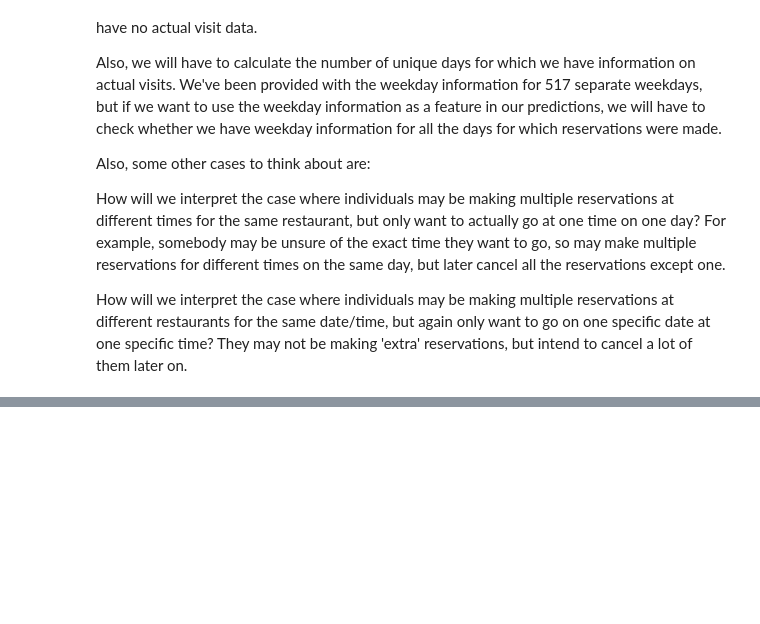
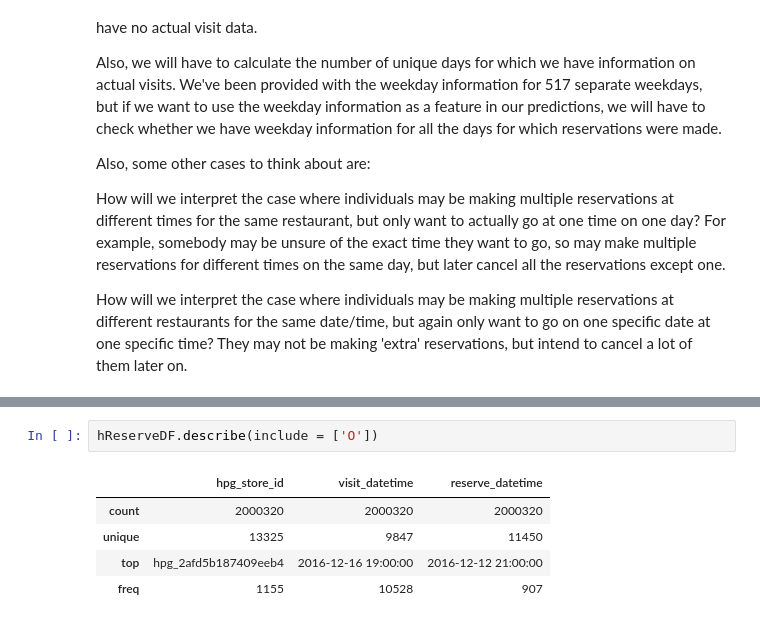
Before and after one commit to jieunyoo/kaggle-recruit-restaurant-predictions, a Jupyter notebook: data-exploration.ipynb, the cells around one changed output, grey strips where cells are left out. Cells and saved outputs as stored; diff of their text form; blank space fills up the shorter version.

```diff
--- a/data-exploration.ipynb
+++ b/data-exploration.ipynb
@@ -238,0 +265,8 @@ How will we interpret the case where individuals may be making multiple reservat
+# %%
+hReserveDF.describe(include = ['O'])
+# %% [output]
+|  | hpg_store_id | visit_datetime | reserve_datetime |
+| count | 2000320 | 2000320 | 2000320 |
+| unique | 13325 | 9847 | 11450 |
+| top | hpg_2afd5b187409eeb4 | 2016-12-16 19:00:00 | 2016-12-12 21:00:00 |
+| freq | 1155 | 10528 | 907 |
```
Also changed, not shown: parts of 8 cells of this notebook.
